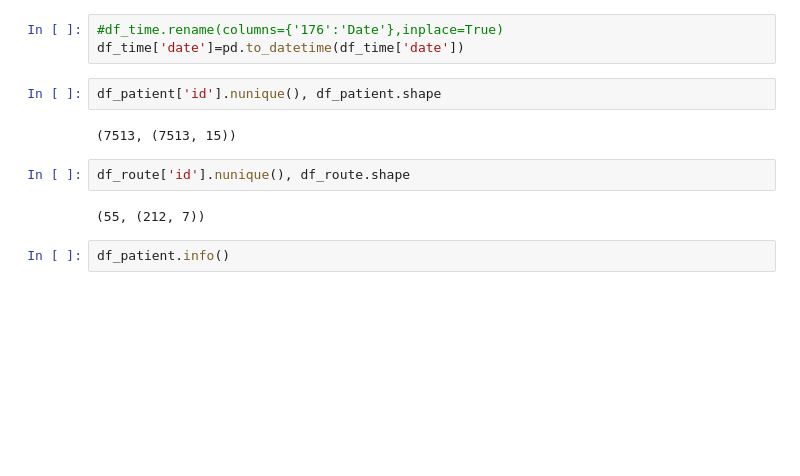
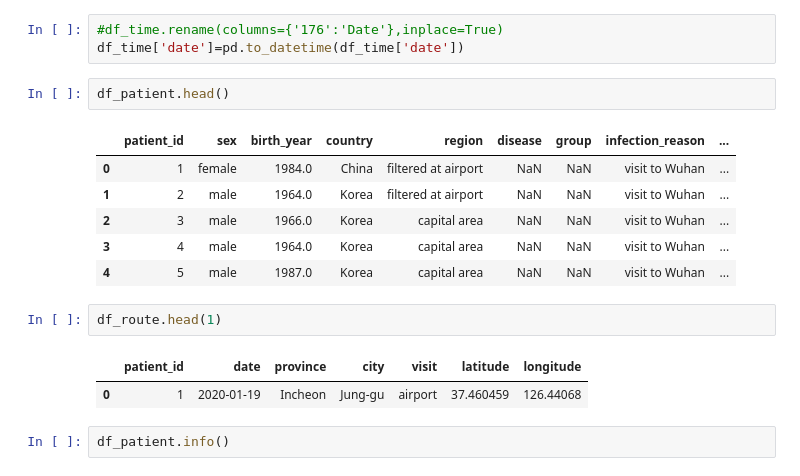
Before and after one commit to andyakrn/COVID_19, a Jupyter notebook: covid-19-SKorea.ipynb, the cells around one changed output. Saved outputs shown, nothing was run; the diff lists cells and outputs as text; blank space fills up the shorter version.

```diff
--- a/covid-19-SKorea.ipynb
+++ b/covid-19-SKorea.ipynb
@@ -41,14 +41,20 @@ memory usage: 9.7+ KB
 # %%
 #df_time.rename(columns={'176':'Date'},inplace=True)
 df_time['date']=pd.to_datetime(df_time['date'])
-# %%
-df_patient['id'].nunique(), df_patient.shape
-# %% [output]
-(7513, (7513, 15))
-# %%
-df_route['id'].nunique(), df_route.shape
-# %% [output]
-(55, (212, 7))
+# %%
+df_patient.head()
+# %% [output]
+|  | patient_id | sex | birth_year | country | region | disease | group | infection_reason | ... |
+| 0 | 1 | female | 1984.0 | China | filtered at airport | NaN | NaN | visit to Wuhan | ... |
+| 1 | 2 | male | 1964.0 | Korea | filtered at airport | NaN | NaN | visit to Wuhan | ... |
+| 2 | 3 | male | 1966.0 | Korea | capital area | NaN | NaN | visit to Wuhan | ... |
+| 3 | 4 | male | 1964.0 | Korea | capital area | NaN | NaN | visit to Wuhan | ... |
+| 4 | 5 | male | 1987.0 | Korea | capital area | NaN | NaN | visit to Wuhan | ... |
+# %%
+df_route.head(1)
+# %% [output]
+|  | patient_id | date | province | city | visit | latitude | longitude |
+| 0 | 1 | 2020-01-19 | Incheon | Jung-gu | airport | 37.460459 | 126.44068 |
 # %%
 df_patient.info()
 # %% [output]
```
Also changed, not shown: parts of 8 cells of this notebook, 3 other files.
